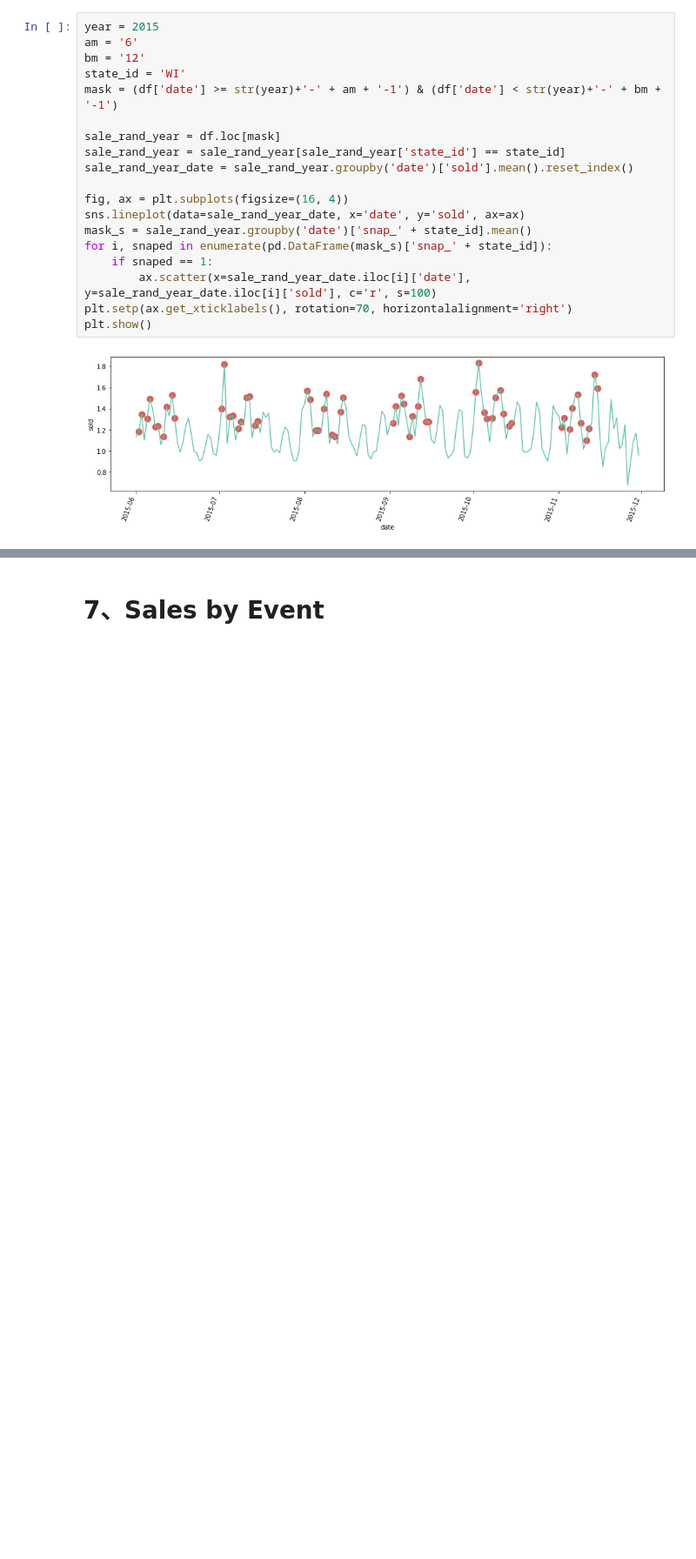
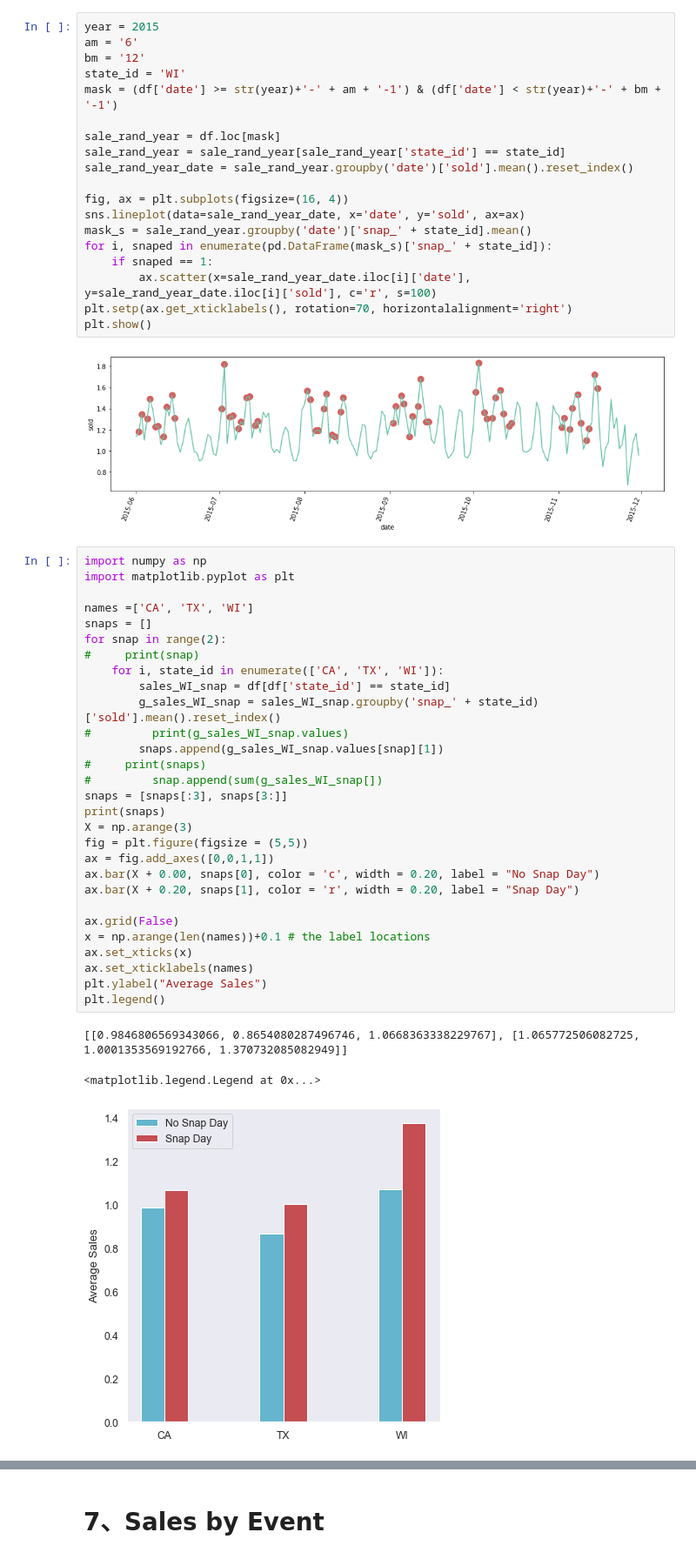
Before and after one commit to ixiaopan/GroupWork, a Jupyter notebook: AML/EDA-Panpan.ipynb, the cells around one changed output, grey strips where cells are left out. Shown at 87% size. Cells and saved outputs as stored; diff of their text form; blank space fills up the shorter version.

```diff
--- a/AML/EDA-Panpan.ipynb
+++ b/AML/EDA-Panpan.ipynb
@@ -1296,6 +1298,39 @@ plt.setp(ax.get_xticklabels(), rotation=70, horizontalalignment='right')
 plt.show()
 # %% [output]
 [figure]
+# %%
+import numpy as np
+import matplotlib.pyplot as plt
+
+names =['CA', 'TX', 'WI']
+snaps = []
+for snap in range(2):
+#     print(snap)
+    for i, state_id in enumerate(['CA', 'TX', 'WI']):
+        sales_WI_snap = df[df['state_id'] == state_id]
+        g_sales_WI_snap = sales_WI_snap.groupby('snap_' + state_id)['sold'].mean().reset_index()
+#         print(g_sales_WI_snap.values)
+        snaps.append(g_sales_WI_snap.values[snap][1])
+#     print(snaps)
+#         snap.append(sum(g_sales_WI_snap[])
+snaps = [snaps[:3], snaps[3:]]
+print(snaps)
+X = np.arange(3)
+fig = plt.figure(figsize = (5,5))
+ax = fig.add_axes([0,0,1,1])
+ax.bar(X + 0.00, snaps[0], color = 'c', width = 0.20, label = "No Snap Day")
+ax.bar(X + 0.20, snaps[1], color = 'r', width = 0.20, label = "Snap Day")
+
+ax.grid(False)
+x = np.arange(len(names))+0.1 # the label locations
+ax.set_xticks(x)
+ax.set_xticklabels(names)
+plt.ylabel("Average Sales")
+plt.legend()
+# %% [output]
+[[0.9846806569343066, 0.8654080287496746, 1.0668363338229767], [1.065772506082725, 1.0001353569192766, 1.370732085082949]]
+<matplotlib.legend.Legend at 0x...>
+[figure, added]
 # %%
 fig, ax = plt.subplots(1, 3, figsize=(12, 4))
 sns.set_palette('Set2')
```
Also changed, not shown: parts of 8 cells of this notebook.
